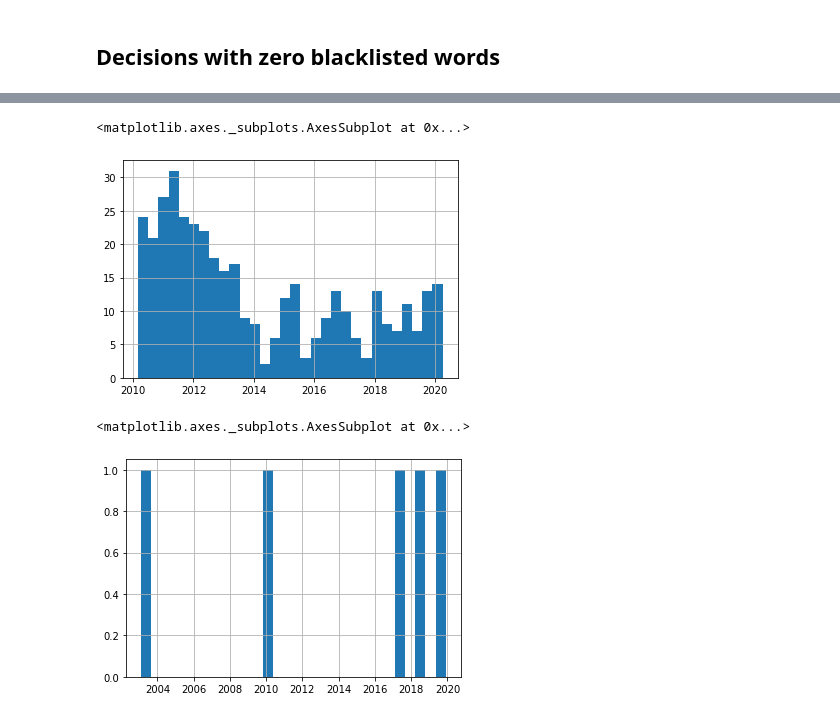
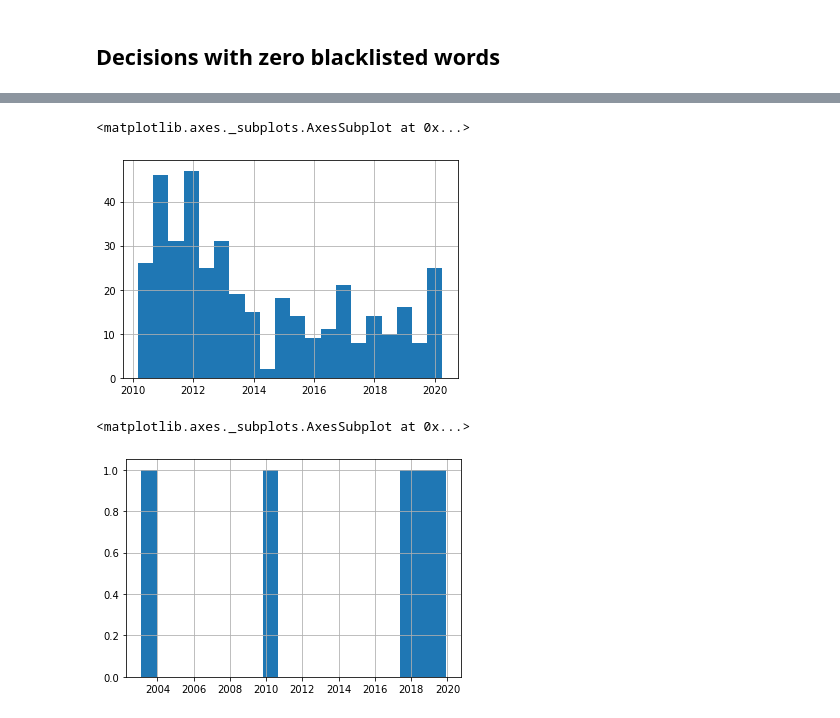
Before and after one commit to karvla/lawlingo, a Jupyter notebook: lawlingo.ipynb, the cells around one changed output, grey strips where cells are left out. Drawn from its saved outputs; the diff is of its cells as text; code cells hidden in the pictures.

```diff
--- a/lawlingo.ipynb
+++ b/lawlingo.ipynb
@@ -308,13 +301,13 @@ df2.loc[(df2['n_illegal_occurences'] == 0) & (df2['type'] == "MD")]['date'].hist
 # %%
-df2.loc[(df2['n_illegal_occurences'] == 0) & (df2['type'] == "FD")]['date'].hist(bins = 30)
+df2.loc[(df2['n_illegal_occurences'] == 0) & (df2['type'] == "FD")]['date'].hist(bins = 20)
 # %% [output]
 <matplotlib.axes._subplots.AxesSubplot at 0x...>
-[figure, old version]
+[figure, new version]
 # %%
-df2.loc[(df2['n_illegal_occurences'] == 0) & (df2['type'] == "AD")]['date'].hist(bins = 30)
+df2.loc[(df2['n_illegal_occurences'] == 0) & (df2['type'] == "AD")]['date'].hist(bins = 20)
 # %% [output]
 <matplotlib.axes._subplots.AxesSubplot at 0x...>
-[figure, old version]
+[figure, new version]
 # %%
 # Max
 df2 = df.reset_index()
```
Also changed, not shown: parts of 9 cells of this notebook.
